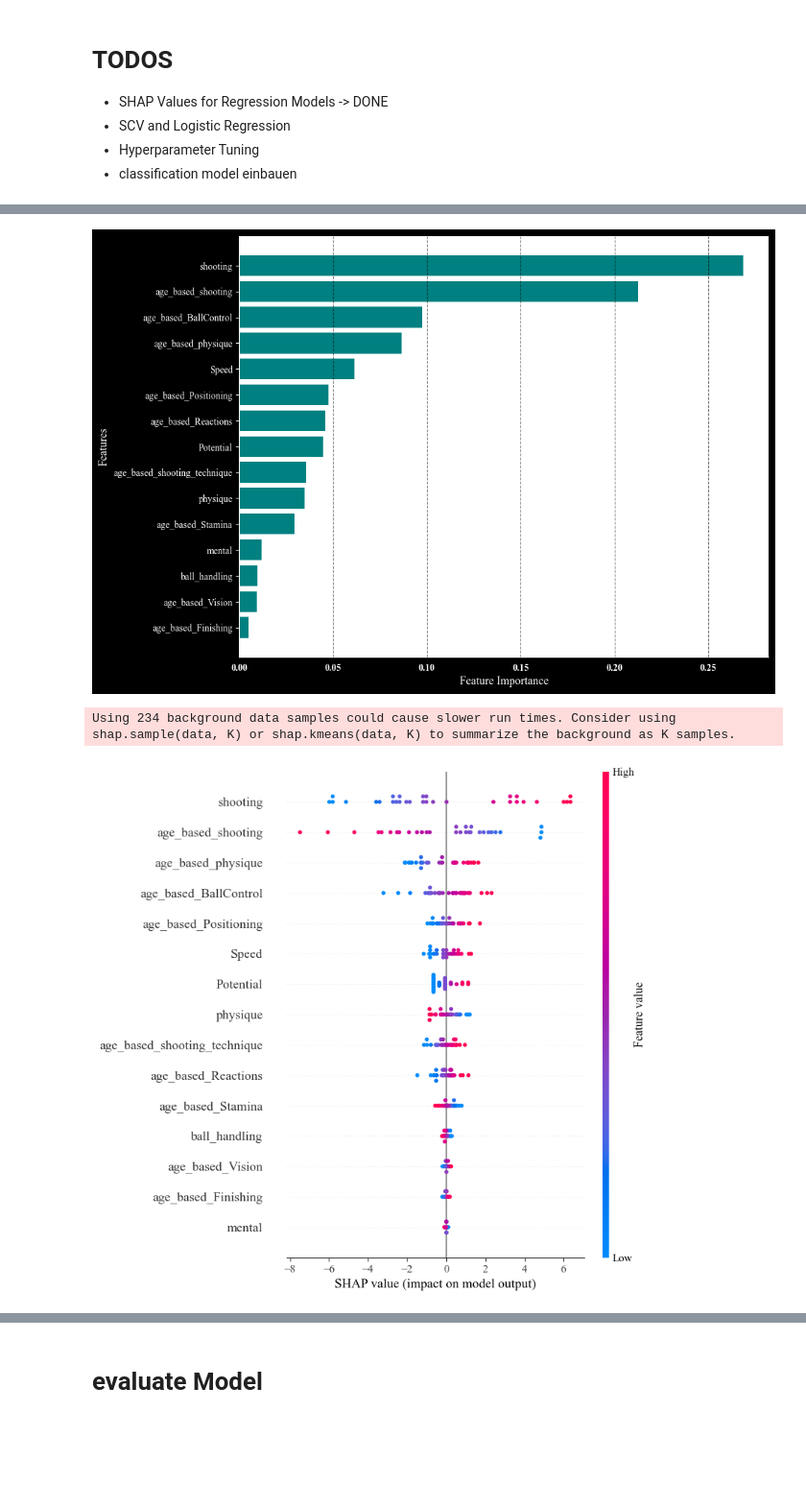
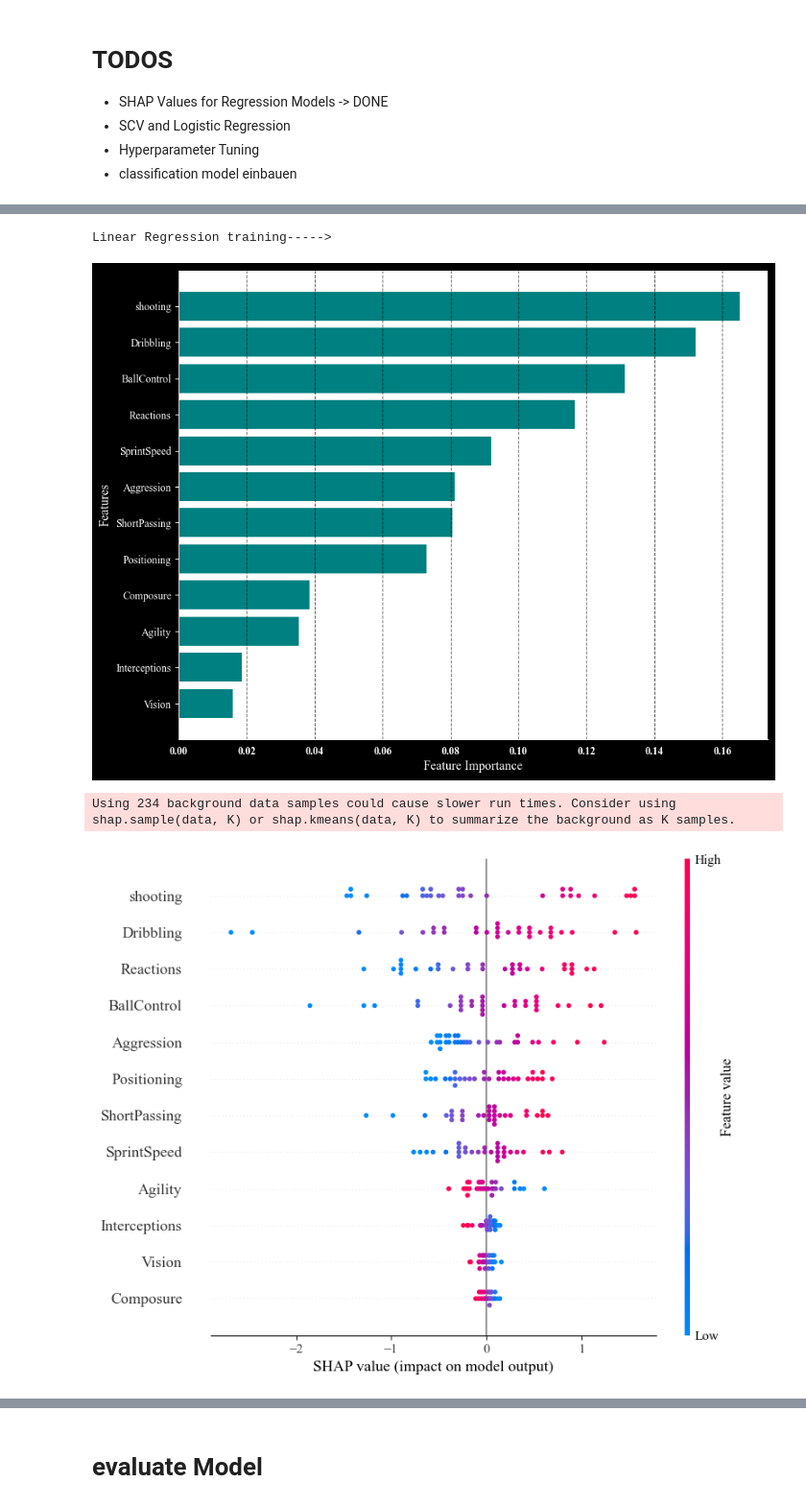
Before and after one commit to robb1302/statsfaction, a Jupyter notebook: scripts/sport_analytics/model/what was his name again_offense_regression.ipynb, the cells around one changed output, grey strips where cells are left out. Shown at 96% size. Drawn from its saved outputs; the diff is of its cells as text; code cells hidden in the pictures; blank space fills up the shorter version.

```diff
--- a/scripts/sport_analytics/model/what was his name again_offense_regression.ipynb
+++ b/scripts/sport_analytics/model/what was his name again_offense_regression.ipynb
@@ -31,15 +31,9 @@ PLAYER_ATTRIBUTES = ['Crossing', 'Finishing','shooting_technique','mental'
        'age_based_Stamina', 'age_based_Positioning', 'age_based_Vision',
        'age_based_Finishing', 'age_based_BallControl']
 
-PLAYER_ATTRIBUTES = [ 'age_based_shooting','shooting', 'ShortPassing','Dribbling',    'BallControl',
+PLAYER_ATTRIBUTES = [ 'shooting', 'ShortPassing','Dribbling',    'BallControl',
                      'SprintSpeed', 'Agility','Composure', 'Reactions',
-                       'age_based_Stamina', 'Aggression', 'Interceptions', 'Positioning', 'age_based_Vision']
-
-PLAYER_ATTRIBUTES = [ 'shooting', 'Potential','age_based_shooting',
-       'mental', 'physique', 'Speed', 'ball_handling', 'age_based_Reactions',
-       'age_based_physique', 'age_based_shooting_technique',
-       'age_based_Stamina', 'age_based_Positioning', 'age_based_Vision',
-       'age_based_Finishing', 'age_based_BallControl']
+                       'Aggression', 'Interceptions', 'Positioning', 'Vision']
 # %%
 import os
 import pandas as pd
@@ -473,7 +423,7 @@ from sklearn.svm import SVR
 import xgboost as xgb
 import lightgbm as lgb
 
-from src.sport_analytics.model.eval import plot_feature_importance, log_metrics_in_mlflow_regression, log_feature_list_as_artifact, plot_shap_summary
+from src.sport_analytics.model.eval import plot_feature_importance, log_metrics_in_mlflow_regression,log_metrics_in_mlflow, log_feature_list_as_artifact, plot_shap_summary
 import mlflow
 import mlflow.sklearn
 import mlflow.xgboost
@@ -533,21 +483,23 @@ for model_name, model in regression_models.items():
         # Log artifacts
         mlflow.sklearn.log_model(model, model_name)
 
+        # Evaluation Metrics
+        log_metrics_in_mlflow_regression(y_test=y_test, y_pred=y_pred)
+        log_metrics_in_mlflow(y_test=y_test>TARGET_OVERALL,y_prob=None,y_pred=y_pred>TARGET_OVERALL)
+
         # Evaluation Plots (Note: Regression models may not have ROC curves, so adapt this as needed)
-        # plot_auc_curves(y_true=y_test, y_proba=model.predict_proba(X_test_scaled_df))
         plot_feature_importance(model, '', top_n=20)
         plot_shap_summary(model=model,df=X_test_scaled_df,K = 30)
-
-
-        # Evaluation Metrics
-        log_metrics_in_mlflow_regression(y_test=y_test, y_pred=y_pred)
 
         # Output for quick evaluation
         mse = mean_squared_error(y_test, y_pred)
         mae = mean_absolute_error(y_test, y_pred)
         r2 = r2_score(y_test, y_pred)
+
         from sklearn.metrics import  classification_report
         print(classification_report(y_test>TARGET_OVERALL, y_pred>TARGET_OVERALL))
+
+
         regression_results[model_name] = {
             'Model': model,
             'Attributes': PLAYER_ATTRIBUTES,
@@ -568,3 +520,4 @@ Linear Regression training----->
+Linear Regression training----->
-[figure, old version]
+[figure, new version]
-Using 234 background data samples could cause slower run times. Consider using shap.sample(data, K) or shap.kmeans(data, K) to summarize the background as K samples.
+Using 234 background data samples could cause slower run times. Consider using shap.sample(data, K) or shap.kmeans(data, K) to summarize the background as K samples.
-[figure, old version]
+[figure, new version]
```
Also changed, not shown: parts of 12 cells of this notebook, 1 other file.
